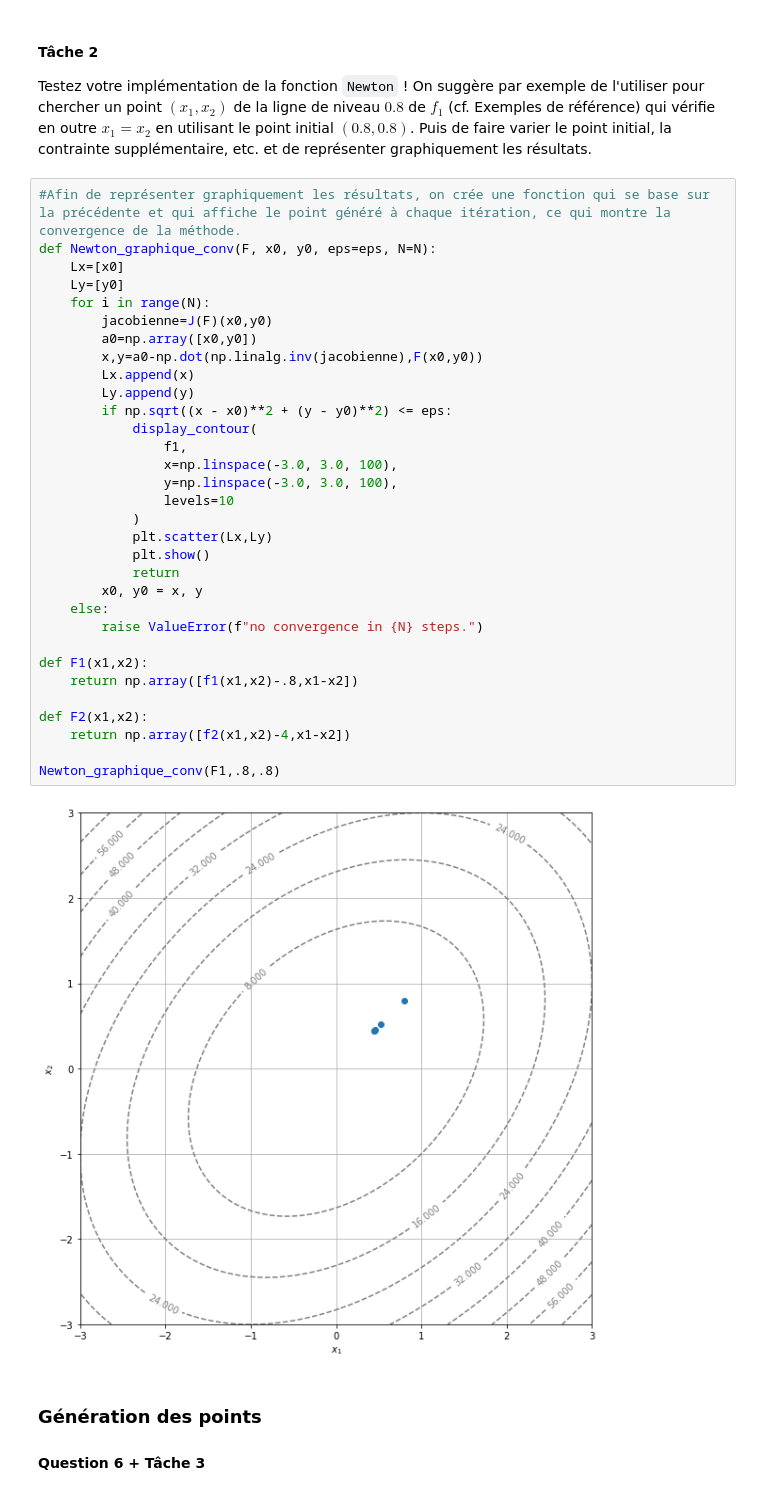
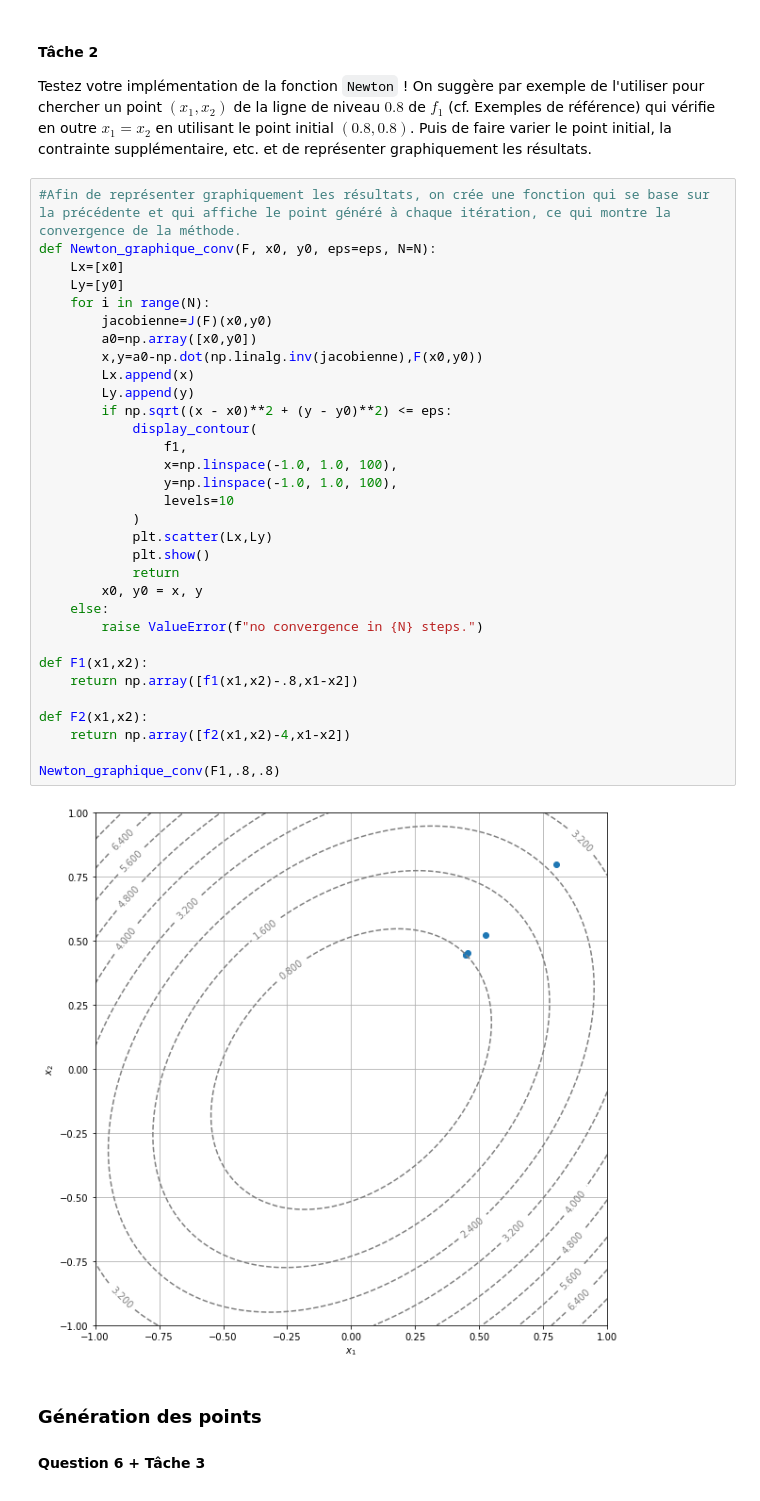
Before and after one commit to sophian-a/projet-calcul-diff, a Jupyter notebook: Akkari-Blanchiet.ipynb, the cells around one changed output. Saved outputs shown, nothing was run; the diff lists cells and outputs as text.

```diff
--- a/Akkari-Blanchiet.ipynb
+++ b/Akkari-Blanchiet.ipynb
@@ -304,36 +304,36 @@ Testez votre implémentation de la fonction `Newton` ! On suggère par exemple d
 #Afin de représenter graphiquement les résultats, on crée une fonction qui se base sur la précédente et qui affiche le point généré à chaque itération, ce qui montre la convergence de la méthode.
 def Newton_graphique_conv(F, x0, y0, eps=eps, N=N):
     Lx=[x0]
     Ly=[y0]
     for i in range(N):
         jacobienne=J(F)(x0,y0)
         a0=np.array([x0,y0])
         x,y=a0-np.dot(np.linalg.inv(jacobienne),F(x0,y0))
         Lx.append(x)
         Ly.append(y)
         if np.sqrt((x - x0)**2 + (y - y0)**2) <= eps:
             display_contour(
                 f1,
-                x=np.linspace(-3.0, 3.0, 100),
-                y=np.linspace(-3.0, 3.0, 100),
+                x=np.linspace(-1.0, 1.0, 100),
+                y=np.linspace(-1.0, 1.0, 100),
                 levels=10
             )
             plt.scatter(Lx,Ly)
             plt.show()
             return
         x0, y0 = x, y
     else:
         raise ValueError(f"no convergence in {N} steps.")
 
 def F1(x1,x2):
     return np.array([f1(x1,x2)-.8,x1-x2])
 
 def F2(x1,x2):
     return np.array([f2(x1,x2)-4,x1-x2])
 
 Newton_graphique_conv(F1,.8,.8)
 # %% [output]
-[figure, old version]
+[figure, new version]
 # %% [markdown]
 ### Génération des points
 
```
Also changed, not shown: parts of 5 cells of this notebook.
